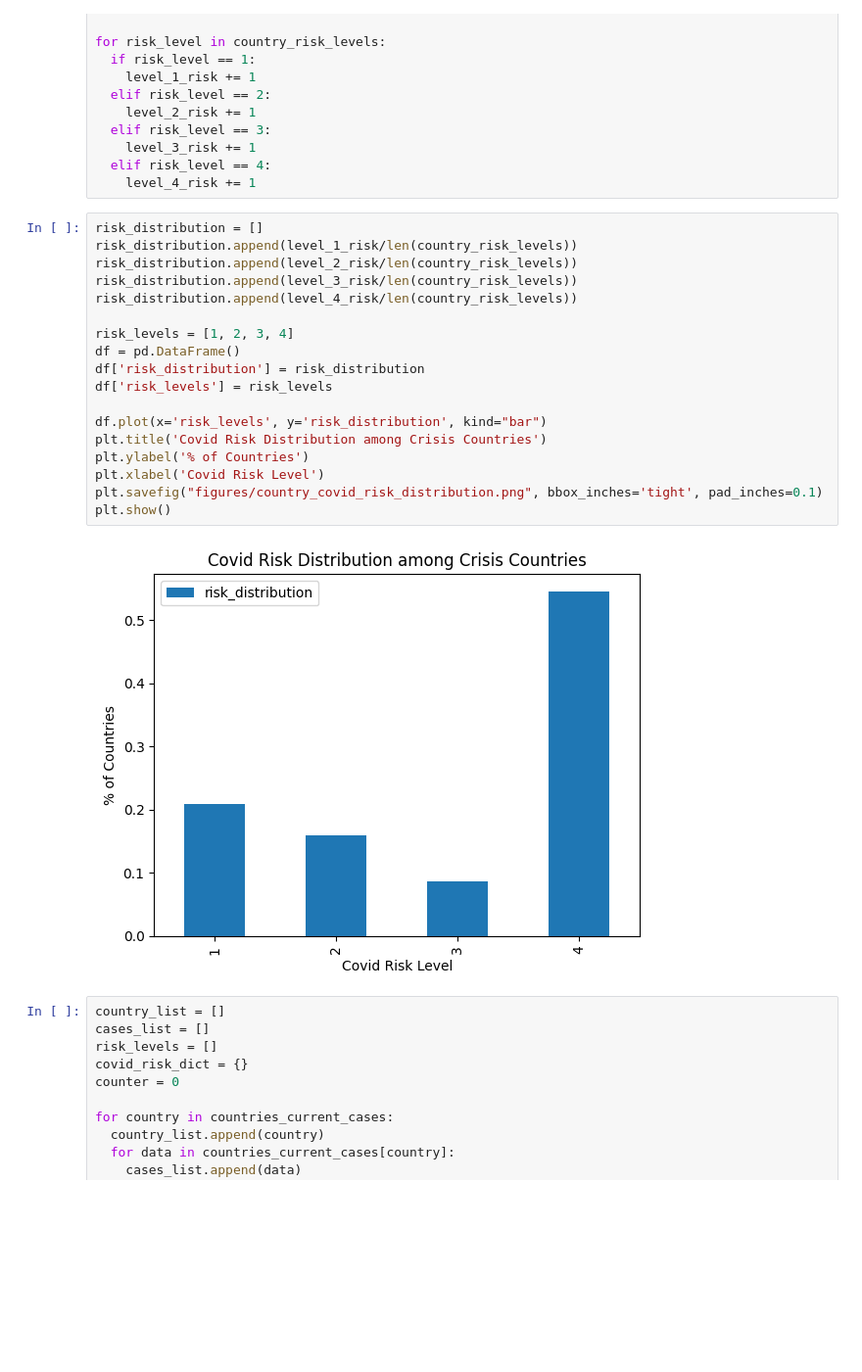
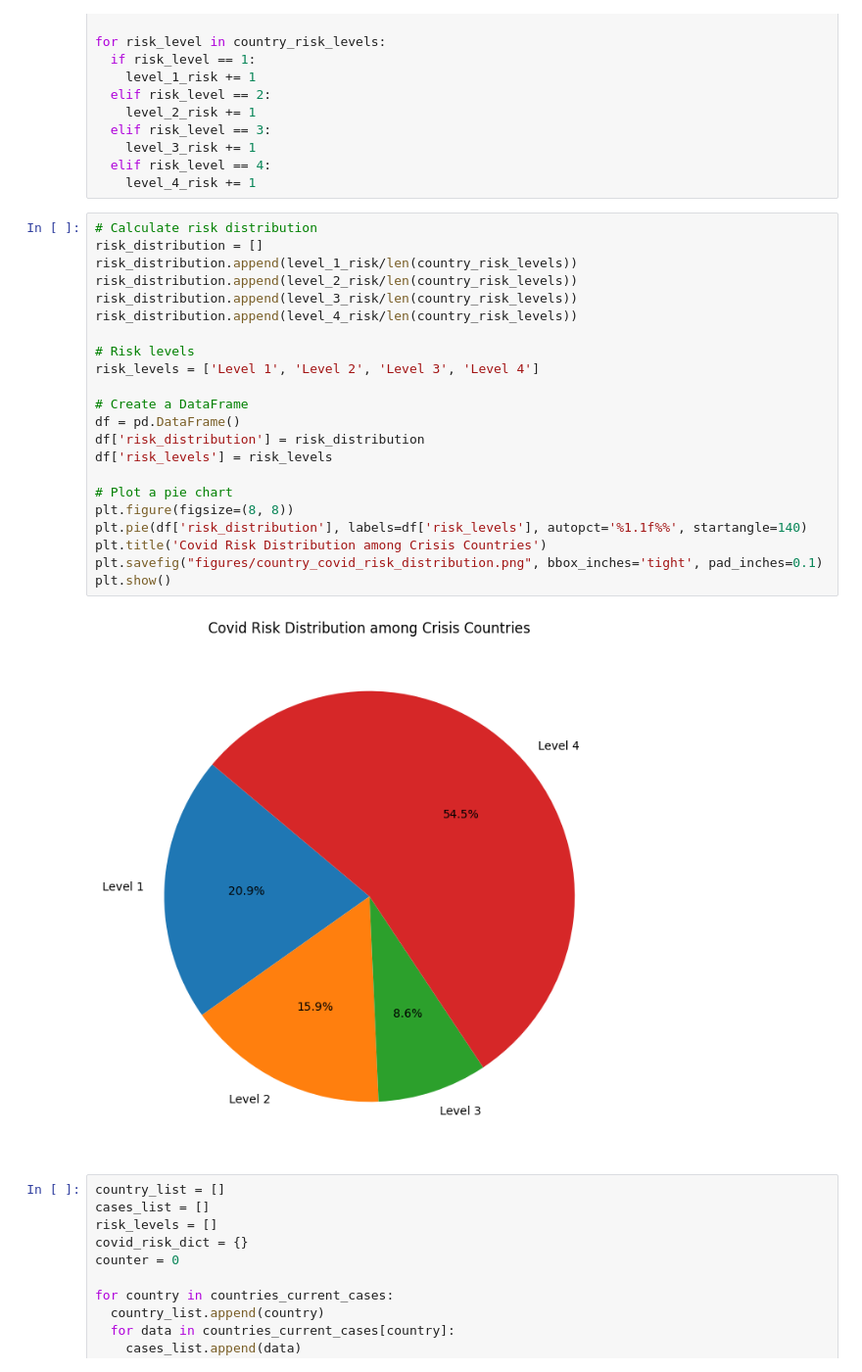
Before and after one commit to IvanVoinovGitHub/humanitarian-aid-priority, a Jupyter notebook: relief_ranking.ipynb, the cells around one changed output. Shown at 98% size. Drawn from its saved outputs; the diff is of its cells as text; blank space fills up the shorter version.

Commit message:
Updated covid risk distrubtion to be a pie chart.

```diff
--- a/relief_ranking.ipynb
+++ b/relief_ranking.ipynb
@@ -156,25 +156,29 @@ for risk_level in country_risk_levels:
   elif risk_level == 4:
     level_4_risk += 1
 # %%
+# Calculate risk distribution
 risk_distribution = []
 risk_distribution.append(level_1_risk/len(country_risk_levels))
 risk_distribution.append(level_2_risk/len(country_risk_levels))
 risk_distribution.append(level_3_risk/len(country_risk_levels))
 risk_distribution.append(level_4_risk/len(country_risk_levels))
 
-risk_levels = [1, 2, 3, 4]
+# Risk levels
+risk_levels = ['Level 1', 'Level 2', 'Level 3', 'Level 4']
+
+# Create a DataFrame
 df = pd.DataFrame()
 df['risk_distribution'] = risk_distribution
 df['risk_levels'] = risk_levels
 
-df.plot(x='risk_levels', y='risk_distribution', kind="bar")
+# Plot a pie chart
+plt.figure(figsize=(8, 8))
+plt.pie(df['risk_distribution'], labels=df['risk_levels'], autopct='%1.1f%%', startangle=140)
 plt.title('Covid Risk Distribution among Crisis Countries')
-plt.ylabel('% of Countries')
-plt.xlabel('Covid Risk Level')
 plt.savefig("figures/country_covid_risk_distribution.png", bbox_inches='tight', pad_inches=0.1)
 plt.show()
 # %% [output]
-[figure, old version]
+[figure, new version]
 # %%
 country_list = []
 cases_list = []
```
Also changed, not shown: 1 other file.
